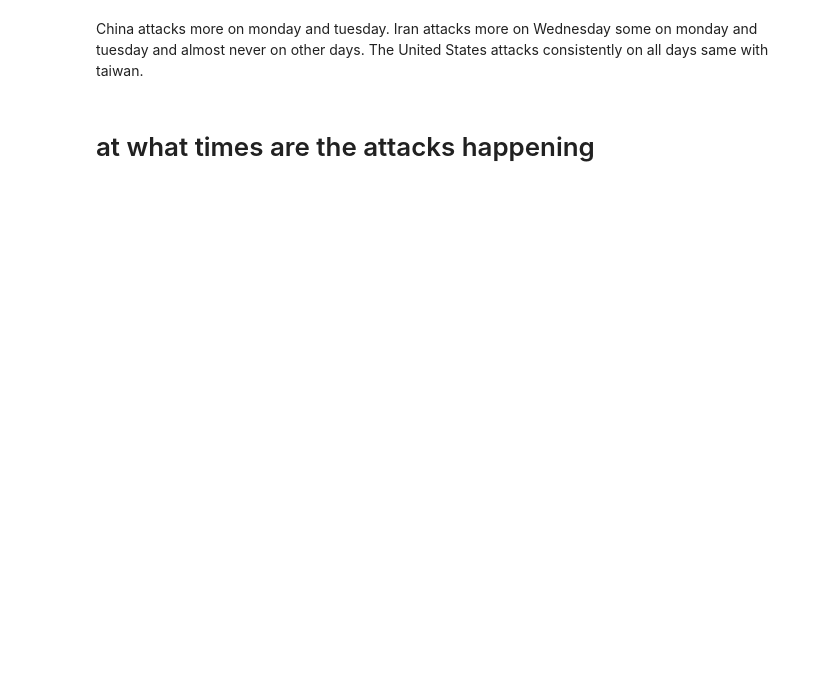
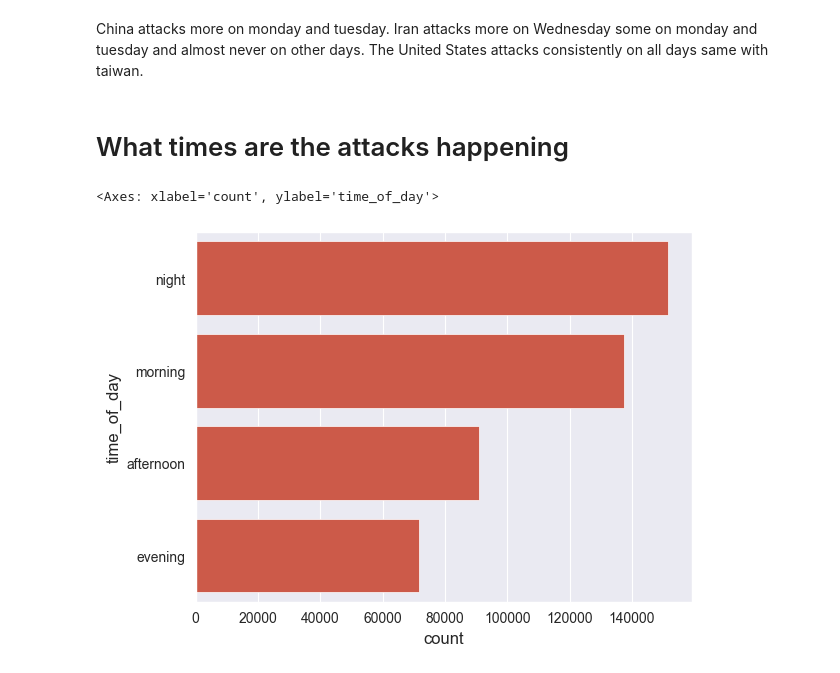
Before and after one commit to RamonM1/Cybersecurity-Intrusion-Analysis, a Jupyter notebook: 01-EDA.ipynb, the cells around one changed output. Saved outputs shown, nothing was run; the diff lists cells and outputs as text; code cells hidden in the pictures; blank space fills up the shorter version.

```diff
--- a/01-EDA.ipynb
+++ b/01-EDA.ipynb
@@ -89,4 +89,29 @@ sns.set_style('darkgrid')
 # %% [markdown]
 China attacks more on monday and tuesday. Iran attacks more on Wednesday some on monday and tuesday and almost never on other days. The United States attacks consistently on all days same with taiwan.
 # %% [markdown]
-# at what times are the attacks happening
+# What times are the attacks happening
+# %%
+# sort attacks by morning, afternoon, evening and night
+
+df['hour'] = pd.to_datetime(df.datetime).dt.hour
+
+# function to sort the hours into morning, afternoon, evening and night
+
+def sort_hours(hour):
+    if hour >= 5 and hour < 12:
+        return 'morning'
+    elif hour >= 12 and hour < 17:
+        return 'afternoon'
+    elif hour >= 17 and hour < 21:
+        return 'evening'
+    else:
+        return 'night'
+
+df['time_of_day'] = df.hour.apply(sort_hours)
+
+# plot the time of day that the attacks happen
+
+sns.countplot(y=df.time_of_day, order=df.time_of_day.value_counts().index)
+# %% [output]
+<Axes: xlabel='count', ylabel='time_of_day'>
+[figure, added]
```
Also changed, not shown: parts of 4 cells of this notebook, 1 other file.
